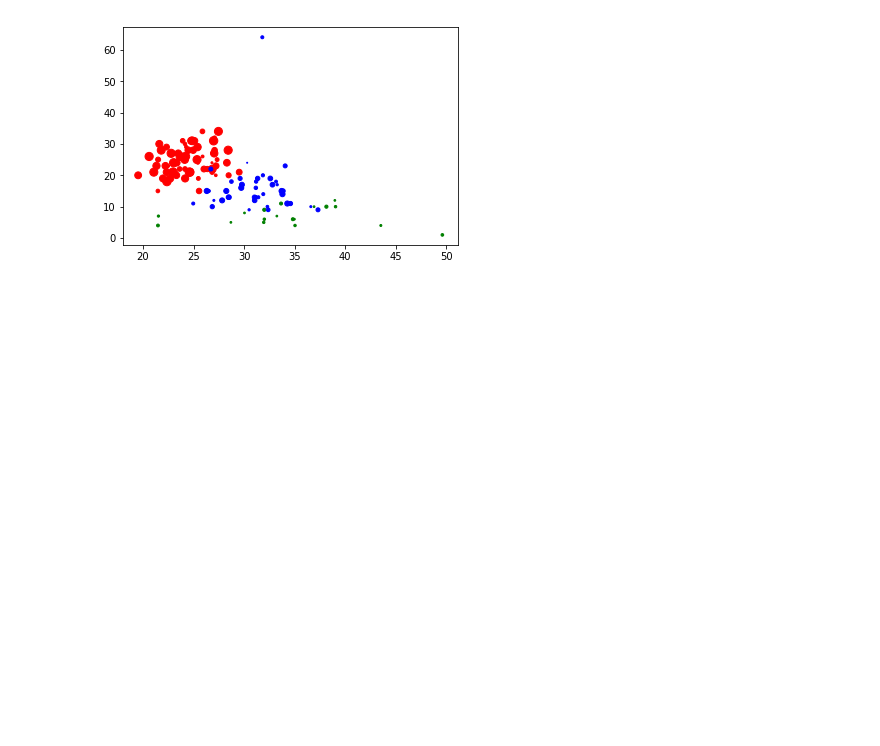
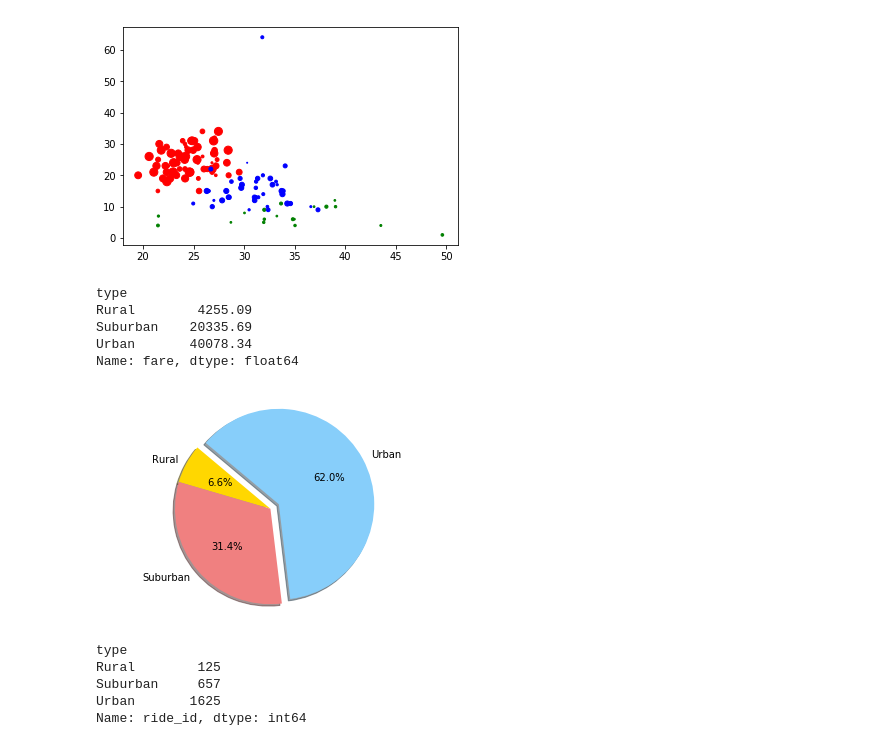
Before and after one commit to malachira/matplotlib, a Jupyter notebook: Pyber.ipynb, the cells around one changed output. Drawn from its saved outputs; the diff is of its cells as text; code cells hidden in the pictures; blank space fills up the shorter version.

```diff
--- a/Pyber.ipynb
+++ b/Pyber.ipynb
@@ -111,3 +92,38 @@ plt.scatter (bubble_df["Average Fare"], bubble_df["Total Rides"], c = color_map,
 plt.show()
 # %% [output]
 [figure]
+# %%
+#groupby city type to get % of total fare
+total_fare = pd.DataFrame(merge_df.groupby("type")["fare"].sum())
+total_fare["fare"].sort_values()
+# %% [output]
+type
+Rural        4255.09
+Suburban    20335.69
+Urban       40078.34
+Name: fare, dtype: float64
+# %%
+# Data to plot
+labels = total_fare.index
+sizes = total_fare["fare"]
+colors = ['gold', 'lightcoral', 'lightskyblue']
+explode = (0.0, 0, 0.1)  # explode 1st slice
+
+# Plot
+plt.pie(sizes, explode=explode, labels=labels, colors=colors,
+        autopct='%1.1f%%', shadow=True, startangle=140)
+
+plt.axis('equal')
+plt.show()
+# %% [output]
+[figure, added]
+# %%
+#groupby city type to get % of total rides
+total_rides = pd.DataFrame(merge_df.groupby("type")["ride_id"].count())
+total_rides["ride_id"].sort_values()
+# %% [output]
+type
+Rural        125
+Suburban     657
+Urban       1625
+Name: ride_id, dtype: int64
```
Also changed, not shown: parts of 4 cells of this notebook.
